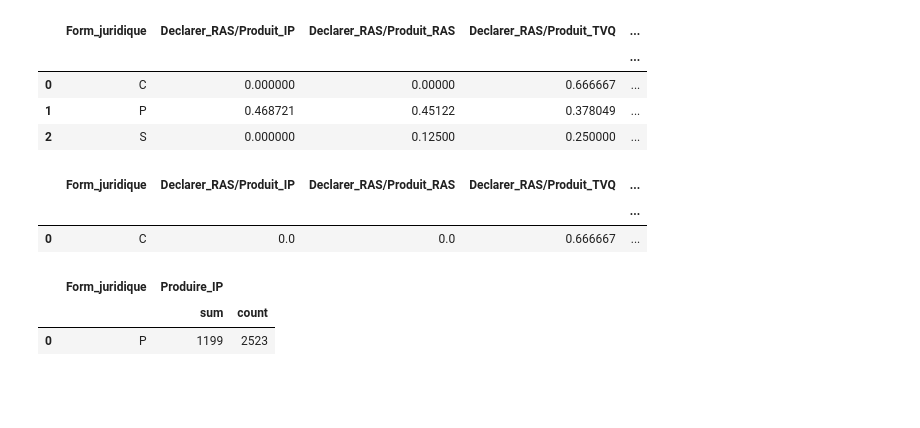
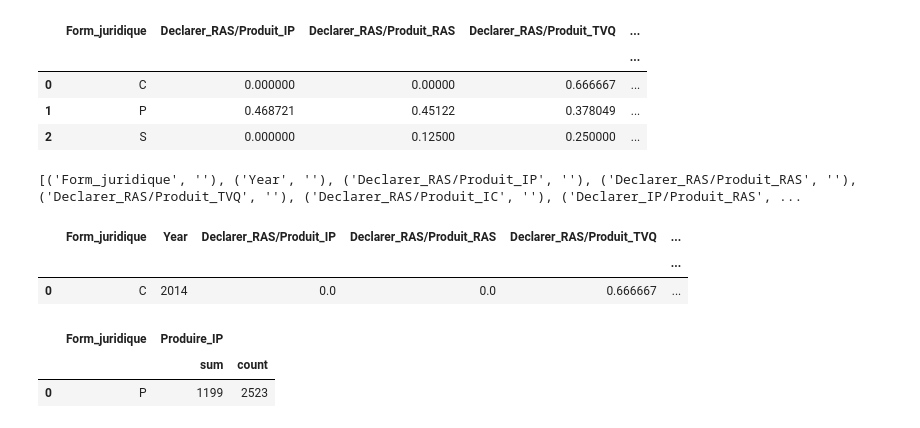
Before and after one commit to alimhammedialaoui/INF8808, a Jupyter notebook: src/yassine.ipynb, the cells around one changed output. Cells and saved outputs as stored; diff of their text form; code cells hidden in the pictures; blank space fills up the shorter version.

Commit message:
Fixed the issue with bubble chart

```diff
--- a/src/yassine.ipynb
+++ b/src/yassine.ipynb
@@ -351,19 +351,22 @@ ts2
 | 1 | P | 0.468721 | 0.45122 | 0.378049 | ... |
 | 2 | S | 0.000000 | 0.12500 | 0.250000 | ... |
 # %%
+
 def filter_bubble_data(df,year,trans,form,region):
     ts = buble_processing(df,year,region,trans)
     filtered_df = ts[(ts['Form_juridique'] == form)]
-    data = list(map(lambda x : (x[0].split("/")[0],x[0].split("/")[1],filtered_df [x].values[0]),list(filtered_df.columns)[1:]))
+    index = next((i for i, (word,_) in enumerate(list(filtered_df.columns)) if word.startswith("Declarer")), None)
+    data = list(map(lambda x : (x[0].split("/")[0],x[0].split("/")[1],filtered_df [x].values[0]),list(filtered_df.columns)[index:]))
     dataframe = pd.DataFrame(data,columns=["Declarer","Produire","Ratio"])
     return dataframe
 
-other = filter_bubble_data(data_whole,"Tout","Tout","C","Tout")
+other = filter_bubble_data(data_whole,2014,"Tout","C","Tout")
 other
 # %% [output]
+[('Form_juridique', ''), ('Year', ''), ('Declarer_RAS/Produit_IP', ''), ('Declarer_RAS/Produit_RAS', ''), ('Declarer_RAS/Produit_TVQ', ''), ('Declarer_RAS/Produit_IC', ''), ('Declarer_IP/Produit_RAS', ...
-|  | Form_juridique | Declarer_RAS/Produit_IP | Declarer_RAS/Produit_RAS | Declarer_RAS/Produit_TVQ | ... |
-|  |  |  |  |  | ... |
-| 0 | C | 0.0 | 0.0 | 0.666667 | ... |
+|  | Form_juridique | Year | Declarer_RAS/Produit_IP | Declarer_RAS/Produit_RAS | Declarer_RAS/Produit_TVQ | ... |
+|  |  |  |  |  |  | ... |
+| 0 | C | 2014 | 0.0 | 0.0 | 0.666667 | ... |
 # %%
 data_whole[ data_whole["Declarer_IP"] == 1].groupby(['Form_juridique']).agg({"Produire_IP": ["sum", "count"]}).reset_index()
 # %% [output]
```
Also changed, not shown: 2 other files.
